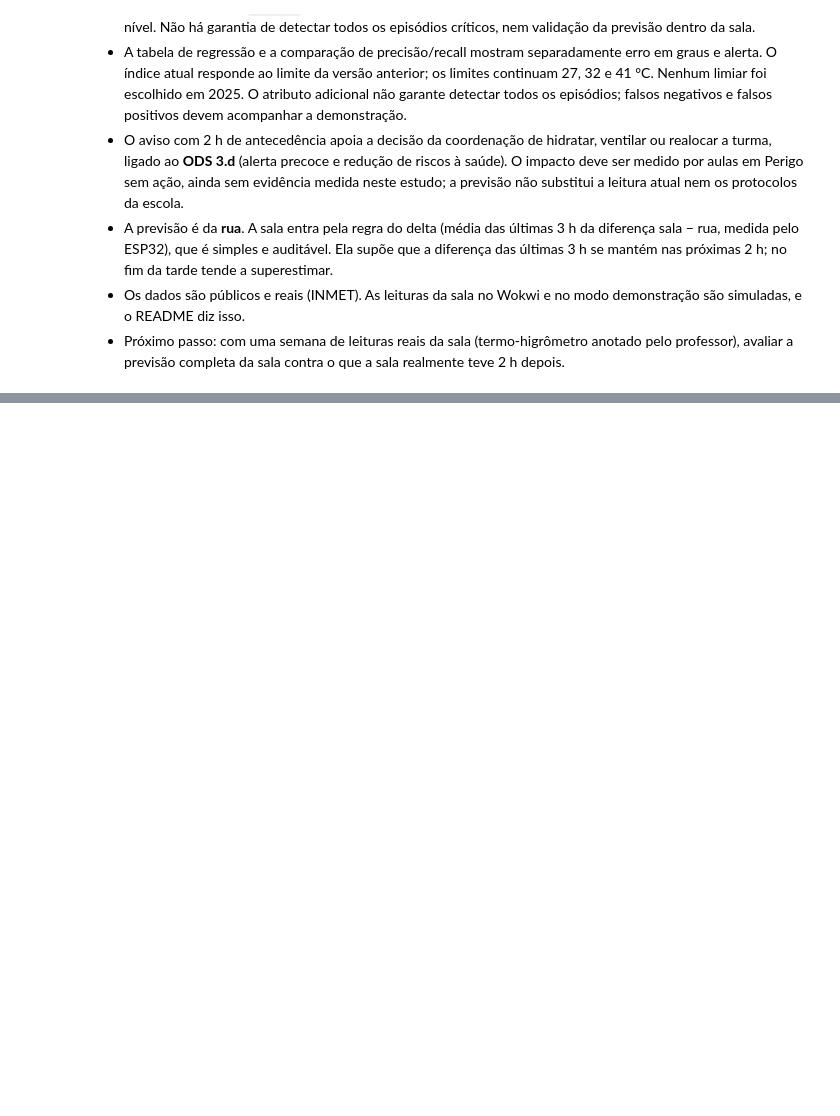
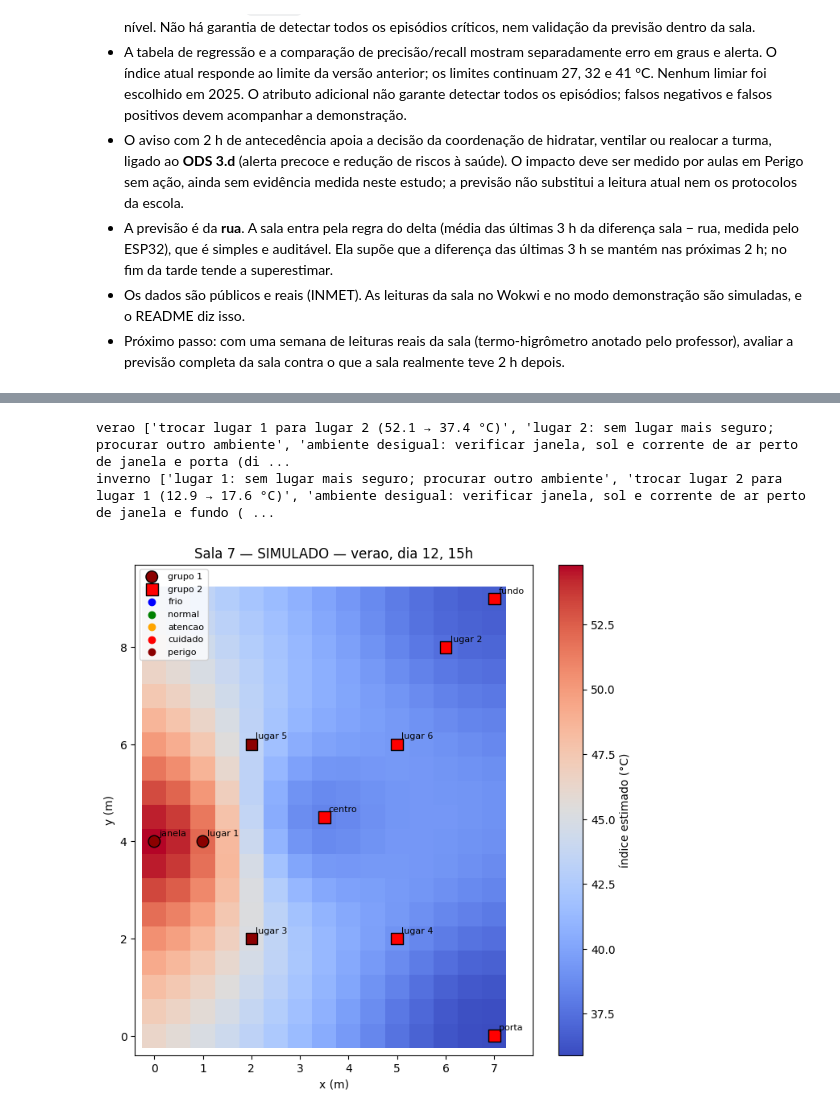
Before and after one commit to sbaecker2005/termometro-da-sala, a Jupyter notebook: ml/termometro_da_sala.ipynb, the cells around one changed output, grey strips where cells are left out. Saved outputs shown, nothing was run; the diff lists cells and outputs as text; code cells hidden in the pictures; blank space fills up the shorter version.

Commit message:
ML do mapa termico: IDW por ponto com caso conferido, Sala 7 simulada, previsao por ponto e grupos de pontos (silhueta), notebook e paridade com a API

```diff
--- a/ml/termometro_da_sala.ipynb
+++ b/ml/termometro_da_sala.ipynb
@@ -558,0 +789,11 @@ resíduo médio: -0.032 °C | 90% dos erros entre -2.11 e 2.08 °C
+# %%
+simulados = simular(indice_calor_c)
+(PASTA / 'dados').mkdir(parents=True, exist_ok=True)
+simulados.to_csv(PASTA / 'dados/sala7-simulada.csv', index=False)
+print(len(simulados), 'registros simulados; sensores e lugares estimados')
+display(simulados.groupby(['estacao', 'tipo']).size().rename('registros'))
+grupos, silhuetas = agrupar(simulados)
+display(silhuetas)
+display(grupos)
+grupos.to_csv(PASTA / 'grupos-pontos.csv', index=False)
+silhuetas.to_csv(PASTA / 'silhuetas-pontos.csv', index=False)
@@ -558,0 +853,26 @@ resíduo médio: -0.032 °C | 90% dos erros entre -2.11 e 2.08 °C
+# %%
+for estacao, hora in [('verao', 15), ('inverno', 4)]:
+    retrato = simulados[(simulados.estacao == estacao) & (simulados.dia == 12) & (simulados.hora == hora)]
+    sensores = retrato[retrato.tipo == 'sensor'].to_dict('records')
+    superficie = grade(sensores)
+    pontos = retrato.merge(grupos, on=['estacao', 'nome'])
+    fig, ax = plt.subplots(figsize=(7, 7))
+    imagem = ax.pcolormesh(superficie.x.unique(), superficie.y.unique(),
+                           superficie.indice.to_numpy().reshape(19, 15), cmap='coolwarm', shading='auto')
+    fig.colorbar(imagem, ax=ax, label='índice estimado (°C)')
+    for grupo, parte in pontos.groupby('grupo'):
+        ax.scatter(parte.x, parte.y, c=parte.nivel.map(CORES), marker=['o', 's', '^', 'D'][grupo],
+                   s=110, edgecolors='black', label=f'grupo {grupo + 1}')
+    for p in pontos.to_dict('records'):
+        ax.annotate(p['nome'], (p['x'], p['y']), xytext=(4, 5), textcoords='offset points', fontsize=8)
+    for faixa, cor in CORES.items():
+        ax.scatter([], [], color=cor, label=faixa)
+    ax.set(xlim=(-.4, 7.8), ylim=(-.4, 9.7), xlabel='x (m)', ylabel='y (m)',
+           title=f'Sala 7 — SIMULADO — {estacao}, dia 12, {hora}h')
+    ax.set_aspect('equal'); ax.legend(loc='upper left', fontsize=8)
+    plt.tight_layout(); plt.show()
+    print(estacao, precaucoes(retrato.to_dict('records')))
+# %% [output]
+verao ['trocar lugar 1 para lugar 2 (52.1 → 37.4 °C)', 'lugar 2: sem lugar mais seguro; procurar outro ambiente', 'ambiente desigual: verificar janela, sol e corrente de ar perto de janela e porta (di ...
+inverno ['lugar 1: sem lugar mais seguro; procurar outro ambiente', 'trocar lugar 2 para lugar 1 (12.9 → 17.6 °C)', 'ambiente desigual: verificar janela, sol e corrente de ar perto de janela e fundo ( ...
+[figure, added]
```
Also changed, not shown: parts of 15 cells of this notebook, 11 other files.
